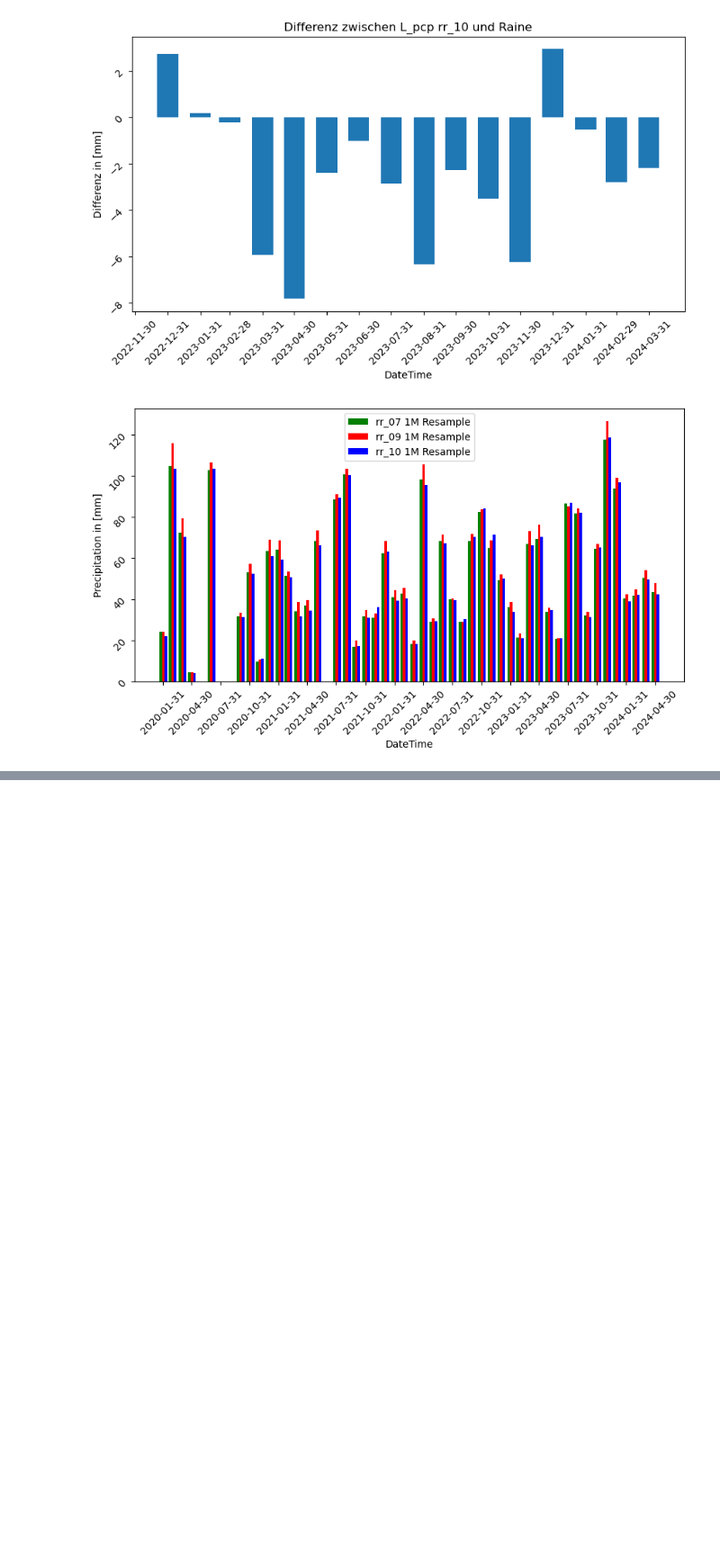
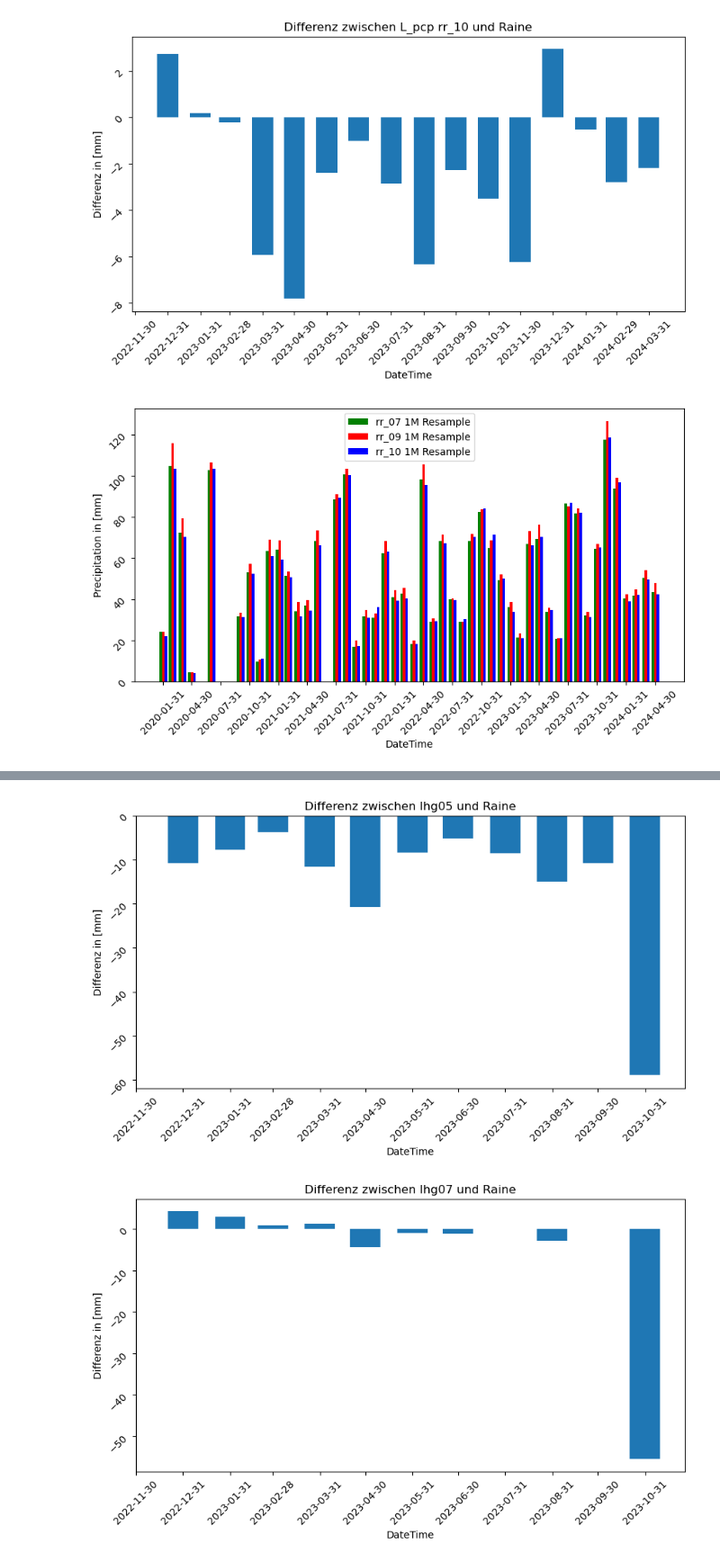
Before and after one commit to Nicholas202024/Hiwi_Code, a Jupyter notebook: statistik_summen.ipynb, the cells around one changed output, grey strips where cells are left out. Shown: that part at 90% size. Drawn from its saved outputs; the diff is of its cells as text; code cells hidden in the pictures; blank space fills up the shorter version.

```diff
--- a/statistik_summen.ipynb
+++ b/statistik_summen.ipynb
@@ -14,6 +14,7 @@ WS100_rtu_path = os.path.join(main_dir, r'WS100_ready_to_use.csv')
 WS300_rtu_path = os.path.join(main_dir, r'WS300_ready_to_use.csv')
 Raine_rtu_path = os.path.join(main_dir, r'Raine_ready_to_use.csv')
 L_pcp_rtu_path = os.path.join(main_dir, r'L_pcp_ready_to_use.csv')
+lhg_rtu_path = os.path.join(main_dir, r'lhg_rtu.csv')
 # %%
 # read data
 
@@ -29,6 +30,9 @@ Raine_rtu.index = pd.to_datetime(Raine_rtu.index, format='%Y-%m-%d %H:%M:%S') #
 
 L_pcp_rtu = pd.read_csv(L_pcp_rtu_path, sep=',', index_col=0) # , skiprows=1
 L_pcp_rtu.index = pd.to_datetime(L_pcp_rtu.index, format='%Y-%m-%d %H:%M:%S') # - pd.DateOffset(hours=1)
+
+lhg_rtu = pd.read_csv(lhg_rtu_path, sep=',', index_col=0) # , skiprows=1
+lhg_rtu.index = pd.to_datetime(lhg_rtu.index, format='%Y-%m-%d %H:%M:%S') + pd.DateOffset(hours=1)
 # %%
 # Ausreißer manuell auf np.nan setzen
 WS100_rtu['precipitation.1'][WS100_rtu['precipitation.1'] == WS100_rtu['precipitation.1'].max()] = np.nan
@@ -423,3 +427,9 @@ plt.legend()
 plt.show()
 # %% [output]
 [figure]
+# %%
+lhg05_rtu_1M = fct.resampleDf(lhg_rtu[['lhg05']], '1M', leave_nan=False)
+lhg07_rtu_1M = fct.resampleDf(lhg_rtu[['lhg07']], '1M', leave_nan=False)
+lhg09_rtu_1M = fct.resampleDf(lhg_rtu[['lhg09']], '1M', leave_nan=False)
+lhg10_rtu_1M = fct.resampleDf(lhg_rtu[['lhg10']], '1M', leave_nan=False)
+lhg11_rtu_1M = fct.resampleDf(lhg_rtu[['lhg11']], '1M', leave_nan=False)
@@ -425,0 +452,48 @@ plt.show()
+# %%
+reference = Raine_rtu_1M['Niederschlagsmenge']
+
+station_info = [[lhg05_rtu_1M['lhg05'], 'lhg05', 'Raine'],
+                [lhg07_rtu_1M['lhg07'], 'lhg07', 'Raine'],
+                [lhg09_rtu_1M['lhg09'], 'lhg09', 'Raine'],
+                [lhg10_rtu_1M['lhg10'], 'lhg10', 'Raine'],
+                [lhg11_rtu_1M['lhg11'], 'lhg11', 'Raine']]
+
+for i in range(len(station_info)):
+
+    list_difference = []
+    list_difference_index = []
+
+    for index in index_max_range:
+
+        try:
+            difference = station_info[i][0].loc[index] - reference.loc[index]
+
+            list_difference.append(difference)
+            list_difference_index.append(index)
+        except KeyError:
+            pass
+
+    # plot
+
+    data = list_difference
+    index_input = list_difference_index
+
+    fig, ax = plt.subplots(figsize=(10, 5))
+
+    ax.bar(index_input, data, width=20, align='center')
+
+    ax.set_title('Differenz zwischen ' + station_info[i][1] + ' und ' + station_info[i][2])
+    ax.set_xlabel('DateTime')
+    ax.set_ylabel('Differenz in [mm]')
+
+    if len(index_input) > 40:
+        plt.xticks(index_input[::3], rotation=45)
+    else:
+        plt.xticks(index_input, rotation=45)
+
+    plt.yticks(rotation=45)
+
+    plt.show()
+# %% [output]
+[figure, added]
+[figure, added]
```
Also changed, not shown: parts of 8 cells of this notebook, 2 other files.
